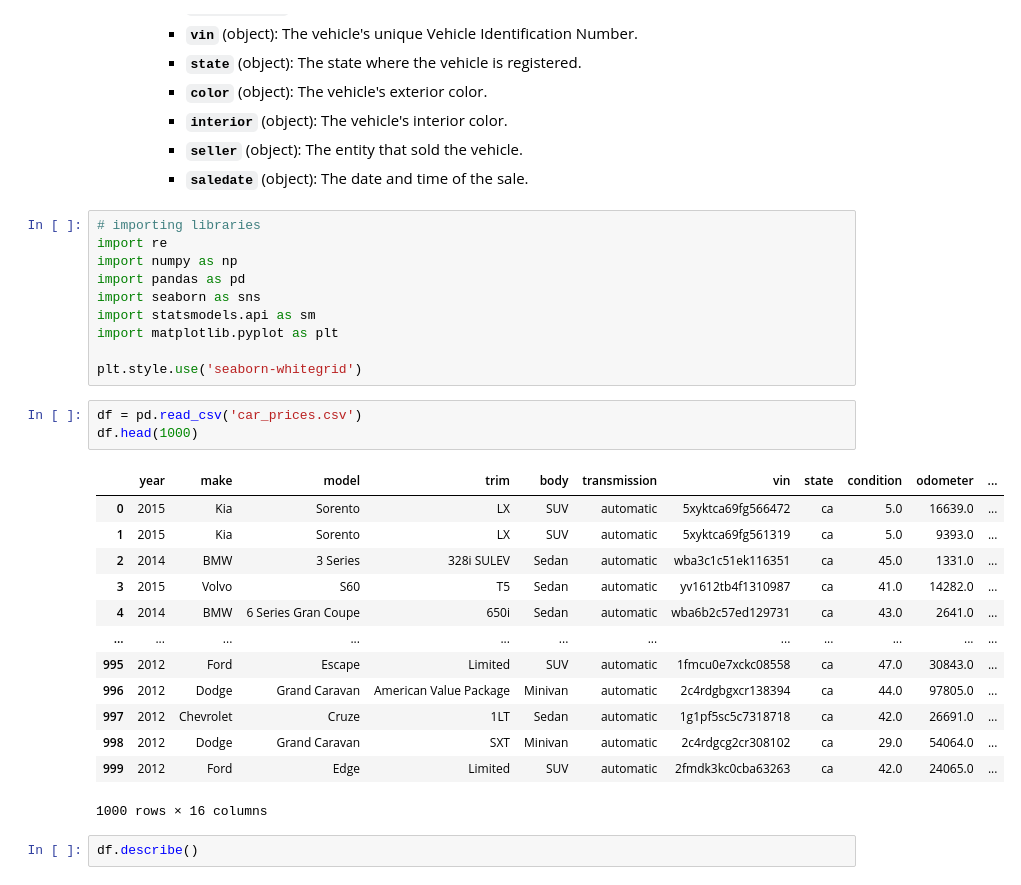
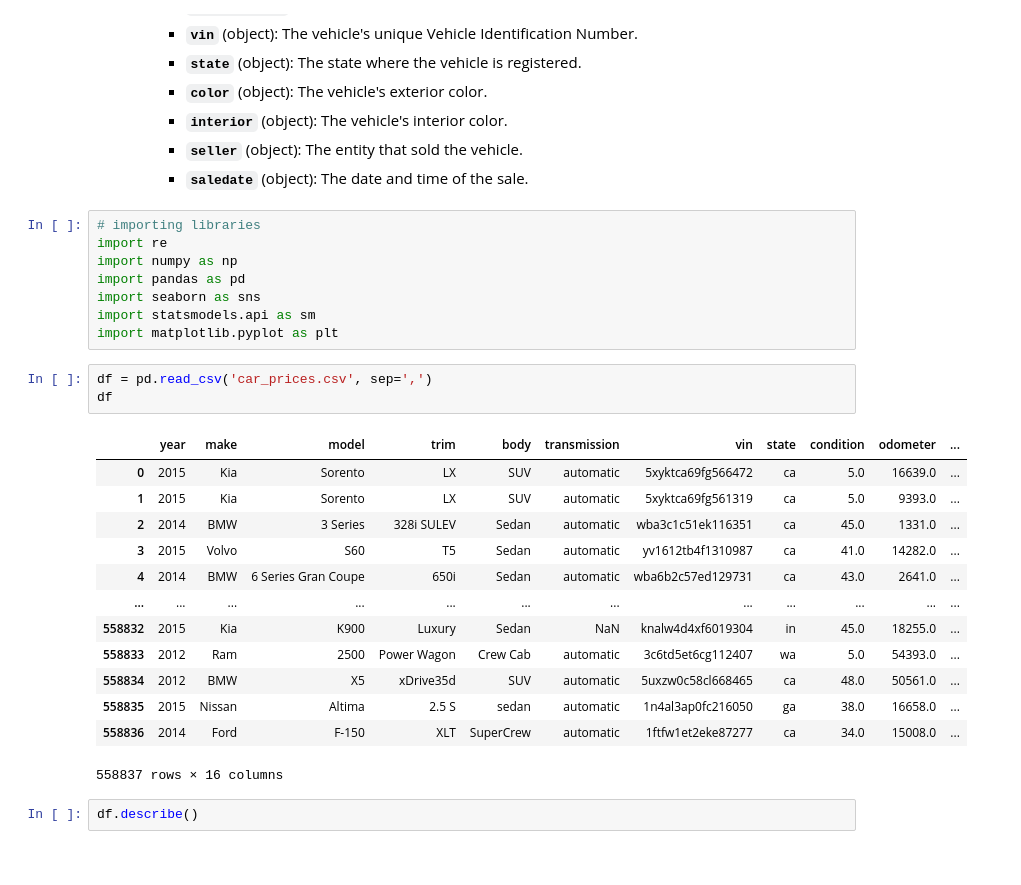
Before and after one commit to PavloKukurik/Car_prices_research, a Jupyter notebook: proj_test.ipynb, the cells around one changed output. Drawn from its saved outputs; the diff is of its cells as text.

```diff
--- a/proj_test.ipynb
+++ b/proj_test.ipynb
@@ -33,25 +33,23 @@ import pandas as pd
 import seaborn as sns
 import statsmodels.api as sm
 import matplotlib.pyplot as plt
-
-plt.style.use('seaborn-whitegrid')
 # %%
-df = pd.read_csv('car_prices.csv')
-df.head(1000)
+df = pd.read_csv('car_prices.csv', sep=',')
+df
 # %% [output]
 |  | year | make | model | trim | body | transmission | vin | state | condition | odometer | ... |
 | 0 | 2015 | Kia | Sorento | LX | SUV | automatic | 5xyktca69fg566472 | ca | 5.0 | 16639.0 | ... |
 | 1 | 2015 | Kia | Sorento | LX | SUV | automatic | 5xyktca69fg561319 | ca | 5.0 | 9393.0 | ... |
 | 2 | 2014 | BMW | 3 Series | 328i SULEV | Sedan | automatic | wba3c1c51ek116351 | ca | 45.0 | 1331.0 | ... |
 | 3 | 2015 | Volvo | S60 | T5 | Sedan | automatic | yv1612tb4f1310987 | ca | 41.0 | 14282.0 | ... |
 | 4 | 2014 | BMW | 6 Series Gran Coupe | 650i | Sedan | automatic | wba6b2c57ed129731 | ca | 43.0 | 2641.0 | ... |
 | ... | ... | ... | ... | ... | ... | ... | ... | ... | ... | ... | ... |
-| 995 | 2012 | Ford | Escape | Limited | SUV | automatic | 1fmcu0e7xckc08558 | ca | 47.0 | 30843.0 | ... |
-| 996 | 2012 | Dodge | Grand Caravan | American Value Package | Minivan | automatic | 2c4rdgbgxcr138394 | ca | 44.0 | 97805.0 | ... |
-| 997 | 2012 | Chevrolet | Cruze | 1LT | Sedan | automatic | 1g1pf5sc5c7318718 | ca | 42.0 | 26691.0 | ... |
-| 998 | 2012 | Dodge | Grand Caravan | SXT | Minivan | automatic | 2c4rdgcg2cr308102 | ca | 29.0 | 54064.0 | ... |
-| 999 | 2012 | Ford | Edge | Limited | SUV | automatic | 2fmdk3kc0cba63263 | ca | 42.0 | 24065.0 | ... |
+| 558832 | 2015 | Kia | K900 | Luxury | Sedan | NaN | knalw4d4xf6019304 | in | 45.0 | 18255.0 | ... |
+| 558833 | 2012 | Ram | 2500 | Power Wagon | Crew Cab | automatic | 3c6td5et6cg112407 | wa | 5.0 | 54393.0 | ... |
+| 558834 | 2012 | BMW | X5 | xDrive35d | SUV | automatic | 5uxzw0c58cl668465 | ca | 48.0 | 50561.0 | ... |
+| 558835 | 2015 | Nissan | Altima | 2.5 S | sedan | automatic | 1n4al3ap0fc216050 | ga | 38.0 | 16658.0 | ... |
+| 558836 | 2014 | Ford | F-150 | XLT | SuperCrew | automatic | 1ftfw1et2eke87277 | ca | 34.0 | 15008.0 | ... |
-1000 rows × 16 columns
+558837 rows × 16 columns
 # %%
 df.describe()
 # %% [output]
```
Also changed, not shown: parts of 5 cells of this notebook, 1 other file.
